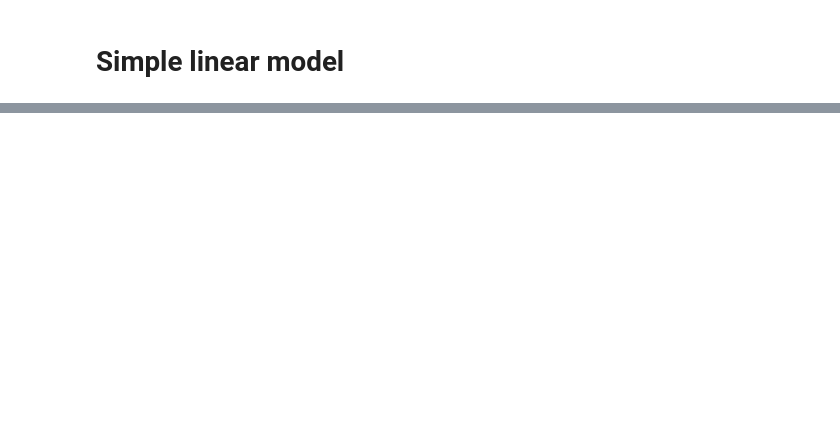
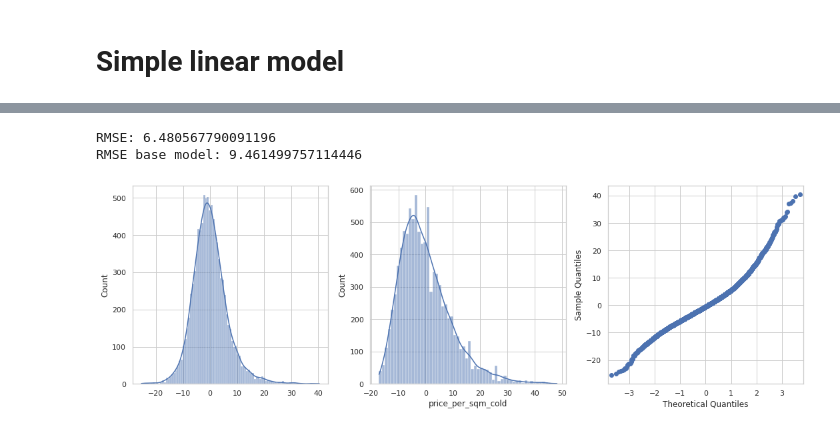
Before and after one commit to chvieira2/housing_crawler, a Jupyter notebook: notebooks/pipeline_preproc_model.ipynb, the cells around one changed output, grey strips where cells are left out. Saved outputs shown, nothing was run; the diff lists cells and outputs as text; code cells hidden in the pictures; blank space fills up the shorter version.

```diff
--- a/notebooks/pipeline_preproc_model.ipynb
+++ b/notebooks/pipeline_preproc_model.ipynb
@@ -1435,23 +1733,27 @@ model.params[0:].plot(kind='barh');
 # %%
 df_city = df_OLS#[df_OLS['city_hannover'] == 1.0]
 y_pred = model.predict(df_city)
 y_base = [np.mean(df_city[target])]*len(y_pred)
 y_true = df_city[target]
 
 print(f'RMSE: {np.sqrt(((y_pred - y_true) ** 2).mean())}')
 print(f'RMSE base model: {np.sqrt(((y_base - y_true) ** 2).mean())}')
 
-n=len(df_analysed)
+n=len(df_processed)
 residuals = y_true - y_pred
 residuals_base = y_true - y_base
 
 fig, (ax1, ax2, ax3) = plt.subplots(nrows=1, ncols=3, figsize=(15, 5))
 sns.histplot(residuals, kde=True, edgecolor='w', ax=ax1)
 sns.histplot(residuals_base, kde=True, edgecolor='w', ax=ax2)
 
 # https://stats.stackexchange.com/questions/101274/how-to-interpret-a-qq-plot
 sm.qqplot(model.resid, ax=ax3)
 plt.tight_layout()
 fig.show();
+# %% [output]
+RMSE: 6.480567790091196
+RMSE base model: 9.461499757114446
+[figure, added]
 # %%
 sns.scatterplot(x=y_pred, y=residuals,alpha=0.1);
```
Also changed, not shown: parts of 55 cells of this notebook, 6 other files.
